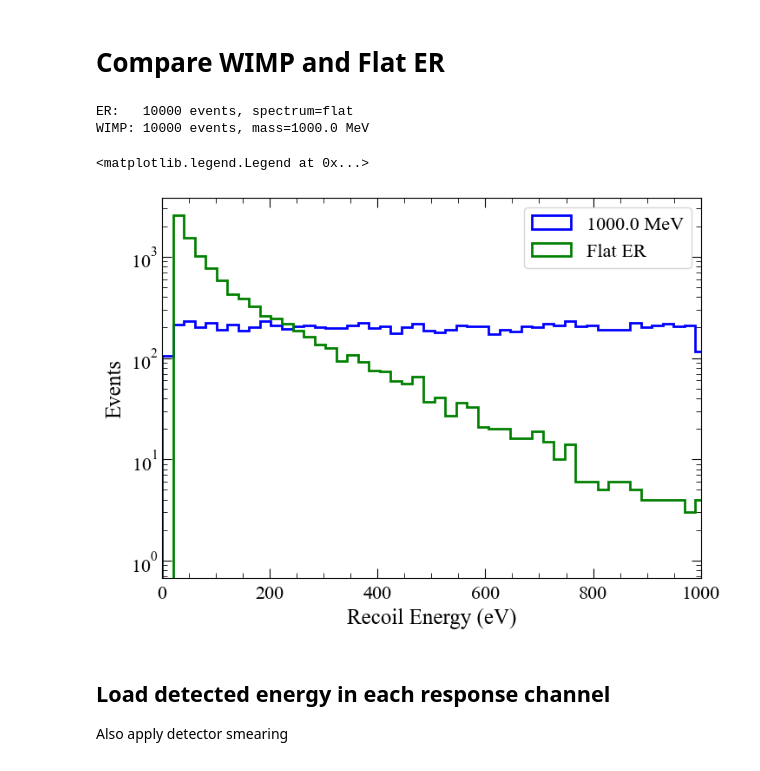
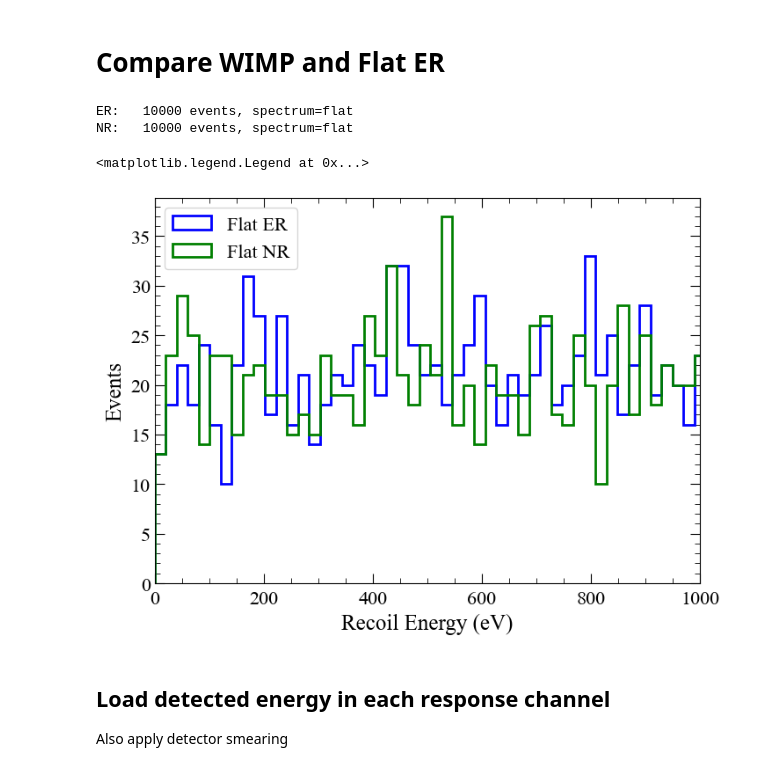
Before and after one commit to spice-herald/HeST, a Jupyter notebook: Example_notebooks/Channel_Signal_Distributions.ipynb, the cells around one changed output. Cells and saved outputs as stored; diff of their text form; code cells hidden in the pictures.

```diff
--- a/Example_notebooks/Channel_Signal_Distributions.ipynb
+++ b/Example_notebooks/Channel_Signal_Distributions.ipynb
@@ -51,7 +51,7 @@ CHANNEL_NAMES = ['Singlet', 'Triplet', 'IR', 'QP/Evaporation']
 CHANNEL_COLORS = ['#1f77b4', '#ff7f0e', '#2ca02c', '#d62728']
 # %%
 # Load simulation results — set this to the .npz file produced by simulate_spectrum.py
-DATA_FILE = 'Sims/Spectrum_Flat_ER_energyMin_10_energyMax_1000_nEvents_10000_Heraldv1.npz'
+DATA_FILE = 'Sims/Spectrum_Flat_ER_energyMin_10_energyMax_10000_nEvents_10000_Heraldv1.npz'
 
 data = np.load(DATA_FILE, allow_pickle=True)
 
@@ -160,7 +350,7 @@ Summing over sensors
 # %%
 fig, ax = plt.subplots(1, 1, dpi=100)
 
-bins = np.linspace(0,1000,50)
+bins = np.linspace(0,2000,50)
 
 for ch in range(4):
     vals = detected_energy[:, ch]
@@ -349,31 +611,31 @@ plt.show()
 # %% [markdown]
 # Compare WIMP and Flat ER
 # %%
-ER_FILE = 'Sims/Spectrum_Flat_ER_energyMin_10_energyMax_1000_nEvents_10000_Heraldv1.npz'
-WIMP_FILE = 'Sims/Spectrum_Wimp_NR_wimpMass_1000MeV_nEvents_10000_Heraldv1.npz'
+ER_FILE = 'Sims/Spectrum_Flat_ER_energyMin_10_energyMax_10000_nEvents_10000_Heraldv1.npz'
+WIMP_FILE = 'Sims/Spectrum_Flat_NR_energyMin_10_energyMax_10000_nEvents_10000_Heraldv1.npz'
 
 er_data = np.load(ER_FILE, allow_pickle=True)
 wimp_data = np.load(WIMP_FILE, allow_pickle=True)
 
 print(f'ER:   {len(er_data["recoil_energies"])} events, spectrum={str(er_data["spectrum_mode"])}')
-print(f'WIMP: {len(wimp_data["recoil_energies"])} events, mass={float(wimp_data["wimp_mass"])} MeV')
+print(f'NR:   {len(wimp_data["recoil_energies"])} events, spectrum={str(wimp_data["spectrum_mode"])}')
+#print(f'WIMP: {len(wimp_data["recoil_energies"])} events, mass={float(wimp_data["wimp_mass"])} MeV')
 # %% [output]
 ER:   10000 events, spectrum=flat
-WIMP: 10000 events, mass=1000.0 MeV
+NR:   10000 events, spectrum=flat
 # %%
 fig, ax = plt.subplots(1,1,dpi=100)
 
-ax.hist(er_data['recoil_energies'], bins=np.linspace(0,2000,100), lw=2, color='blue', histtype='step', label=f'{float(wimp_data["wimp_mass"])} MeV')
-ax.hist(wimp_data['recoil_energies'], bins=np.linspace(0,2000,100), lw=2, color='green', histtype='step', label=f'Flat ER')
+ax.hist(er_data['recoil_energies'], bins=np.linspace(0,2000,100), lw=2, color='blue', histtype='step', label='Flat ER')
+ax.hist(wimp_data['recoil_energies'], bins=np.linspace(0,2000,100), lw=2, color='green', histtype='step', label=f'Flat NR')
 
 ax.set_xlabel('Recoil Energy (eV)')
 ax.set_ylabel('Events')
 ax.set_xlim(0,1000)
-ax.set_yscale('log')
 ax.legend(frameon=True, fontsize=16)
 # %% [output]
 <matplotlib.legend.Legend at 0x...>
-[figure, old version]
+[figure, new version]
 # %% [markdown]
 ## Load detected energy in each response channel
 
```
Also changed, not shown: parts of 18 cells of this notebook, 2 other files.
